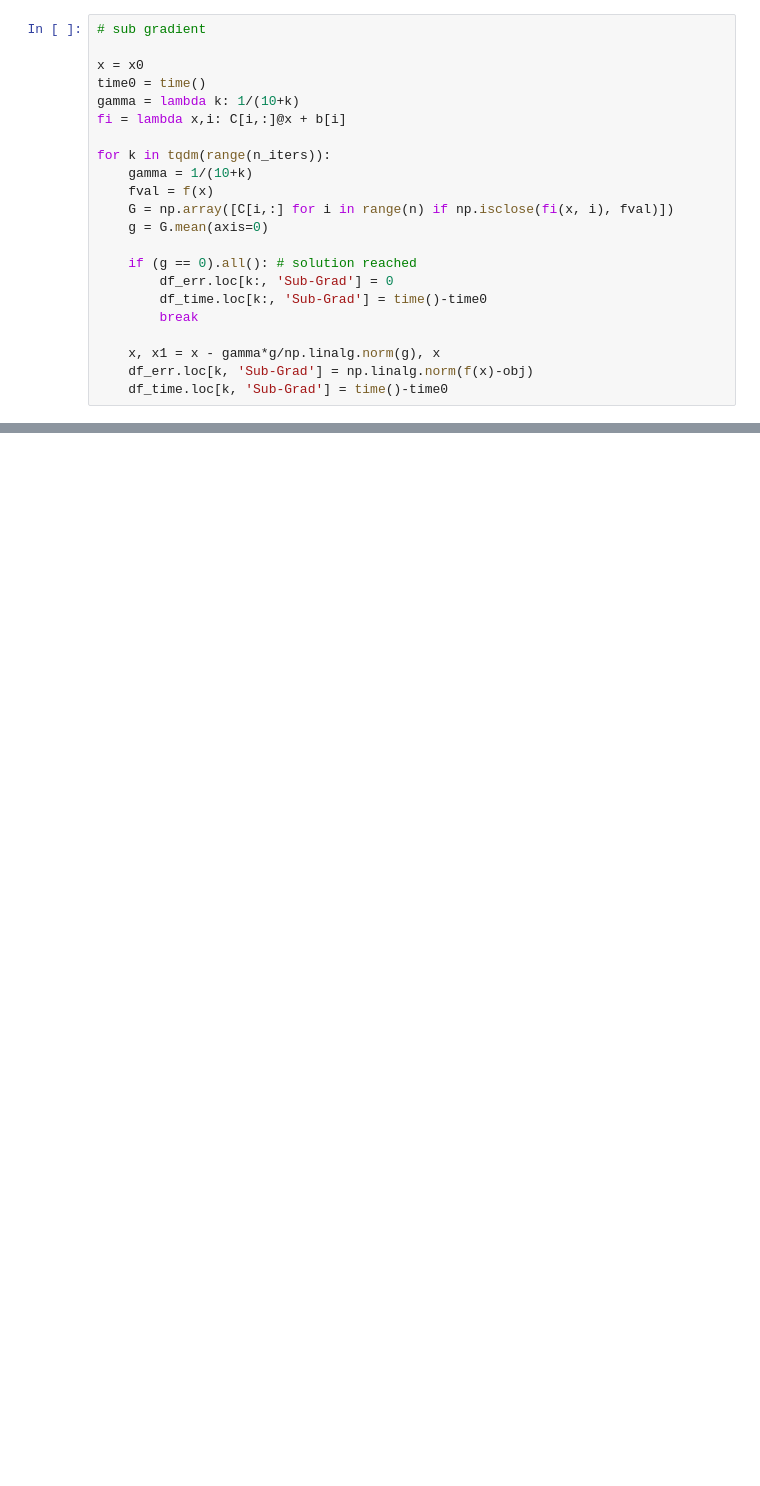
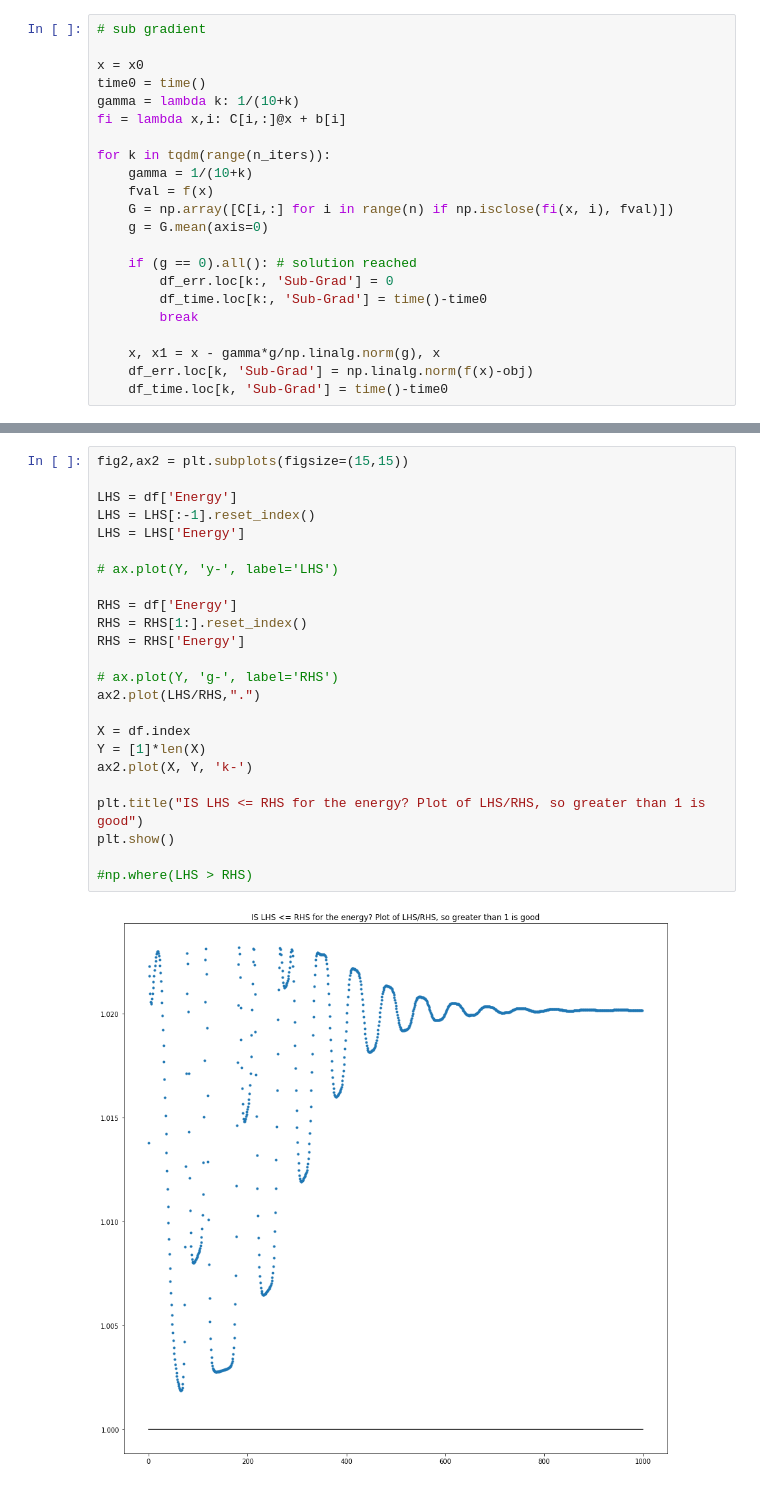
Before and after one commit to duteda/Tests, a Jupyter notebook: Linear Test.ipynb, the cells around one changed output, grey strips where cells are left out. Saved outputs shown, nothing was run; the diff lists cells and outputs as text; blank space fills up the shorter version.

```diff
--- a/Linear Test.ipynb
+++ b/Linear Test.ipynb
@@ -217,0 +245,26 @@ np.where(LHS > RHS)
+# %%
+fig2,ax2 = plt.subplots(figsize=(15,15))
+
+LHS = df['Energy']
+LHS = LHS[:-1].reset_index()
+LHS = LHS['Energy']
+
+# ax.plot(Y, 'y-', label='LHS')
+
+RHS = df['Energy']
+RHS = RHS[1:].reset_index()
+RHS = RHS['Energy']
+
+# ax.plot(Y, 'g-', label='RHS')
+ax2.plot(LHS/RHS,".")
+
+X = df.index
+Y = [1]*len(X)
+ax2.plot(X, Y, 'k-')
+
+plt.title("IS LHS <= RHS for the energy? Plot of LHS/RHS, so greater than 1 is good")
+plt.show()
+
+#np.where(LHS > RHS)
+# %% [output]
+[figure, added]
```
Also changed, not shown: parts of 12 cells of this notebook.
